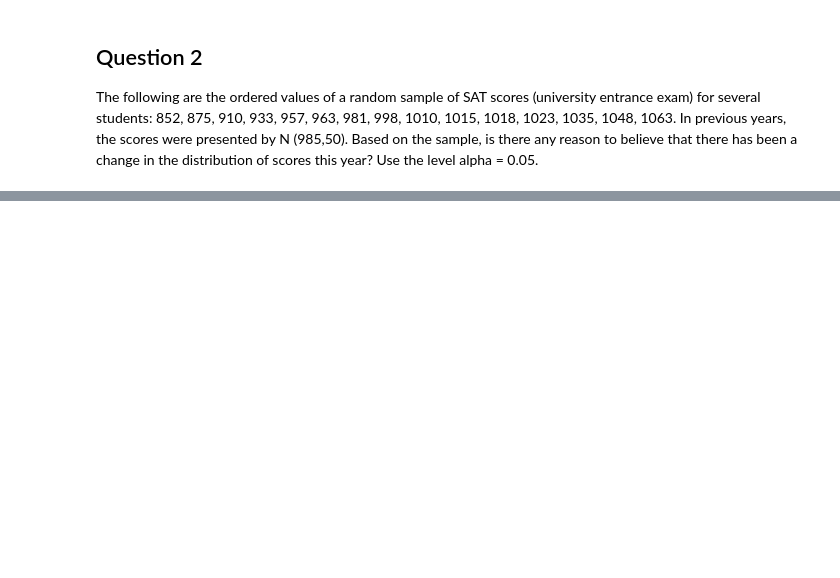
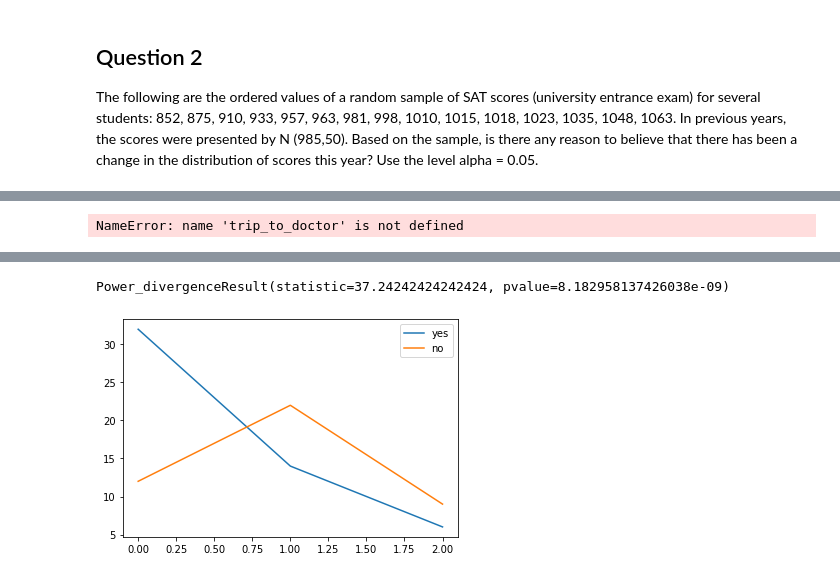
Before and after one commit to ta-data-lis/lab-goodfit-indeptests, a Jupyter notebook: your_code/main.ipynb, the cells around one changed output, grey strips where cells are left out. Drawn from its saved outputs; the diff is of its cells as text; code cells hidden in the pictures; blank space fills up the shorter version.

```diff
--- a/your_code/main.ipynb
+++ b/your_code/main.ipynb
@@ -34,0 +140,5 @@ A quality control engineer takes a sample of 10 tires that come out of an assemb
+# %%
+chi2 = stats.chisquare(samples, f_exp=unform_distr_trips)
+chi2
+# %% [output]
+NameError: name 'trip_to_doctor' is not defined
@@ -39,3 +152,19 @@ A researcher gathers information about the patterns of physical activity (AF) of
 ![](table5.png)
 # %%
 #your answer here
+
+# Low
+yes = [32,14,6]
+no = [12,22,9]
+# %%
+chi2 = stats.chisquare(yes, f_exp=no)
+chi2
+# %% [output]
+Power_divergenceResult(statistic=37.24242424242424, pvalue=8.182958137426038e-09)
+# %%
+plt.plot(yes, label = 'yes')
+plt.plot(no, label = 'no')
+plt.legend()
+plt.show()
+# %% [output]
+[figure, added]
```
Also changed, not shown: parts of 26 cells of this notebook.
